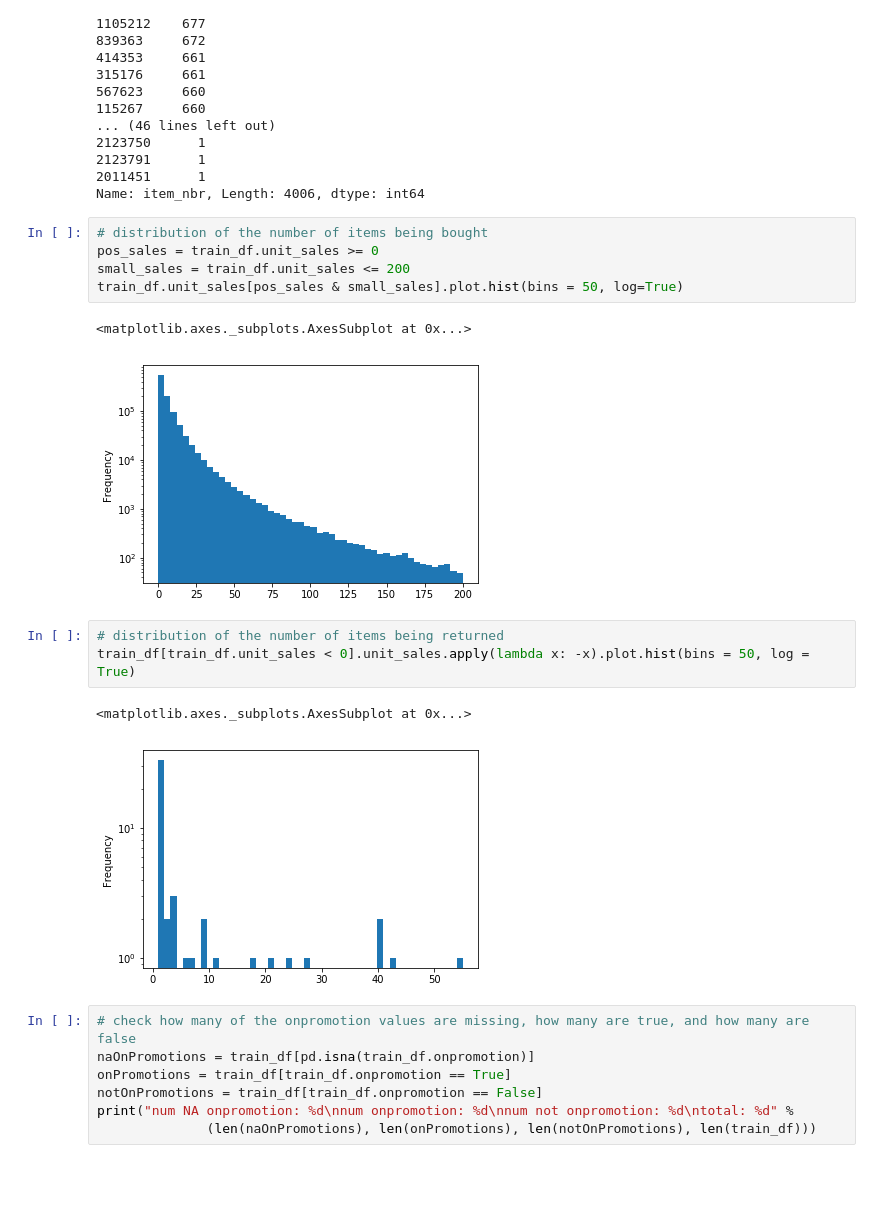
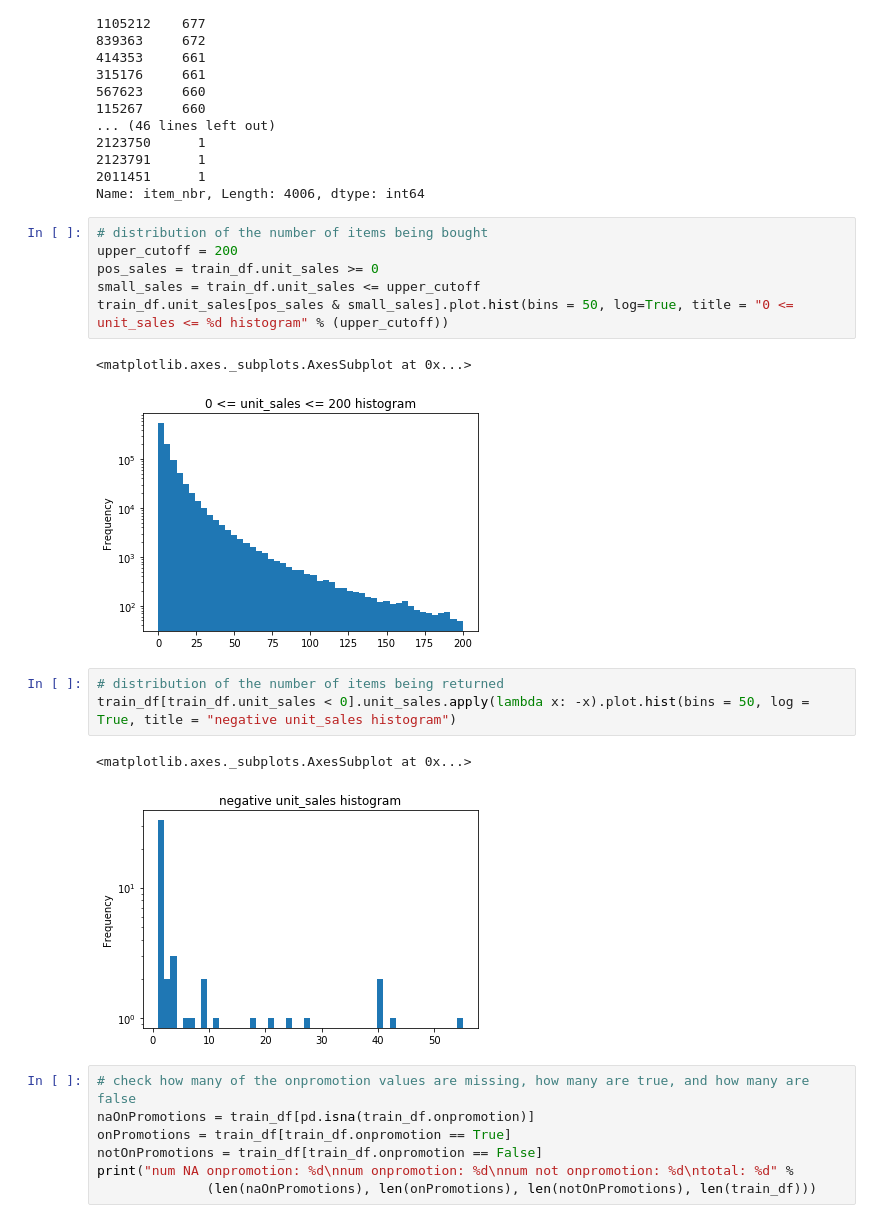
Before and after one commit to jandress94/grocery_sales, a Jupyter notebook: exploration/exploration.ipynb, the cells around one changed output. Drawn from its saved outputs; the diff is of its cells as text; blank space fills up the shorter version.

```diff
--- a/exploration/exploration.ipynb
+++ b/exploration/exploration.ipynb
@@ -148,18 +145,19 @@ train_df['item_nbr'].value_counts()
 Name: item_nbr, Length: 4006, dtype: int64
 # %%
 # distribution of the number of items being bought
+upper_cutoff = 200
 pos_sales = train_df.unit_sales >= 0
-small_sales = train_df.unit_sales <= 200
-train_df.unit_sales[pos_sales & small_sales].plot.hist(bins = 50, log=True)
+small_sales = train_df.unit_sales <= upper_cutoff
+train_df.unit_sales[pos_sales & small_sales].plot.hist(bins = 50, log=True, title = "0 <= unit_sales <= %d histogram" % (upper_cutoff))
 # %% [output]
 <matplotlib.axes._subplots.AxesSubplot at 0x...>
-[figure, old version]
+[figure, new version]
 # %%
 # distribution of the number of items being returned
-train_df[train_df.unit_sales < 0].unit_sales.apply(lambda x: -x).plot.hist(bins = 50, log = True)
+train_df[train_df.unit_sales < 0].unit_sales.apply(lambda x: -x).plot.hist(bins = 50, log = True, title = "negative unit_sales histogram")
 # %% [output]
 <matplotlib.axes._subplots.AxesSubplot at 0x...>
-[figure, old version]
+[figure, new version]
 # %%
 # check how many of the onpromotion values are missing, how many are true, and how many are false
 naOnPromotions = train_df[pd.isna(train_df.onpromotion)]
```
Also changed, not shown: parts of 37 cells of this notebook.
